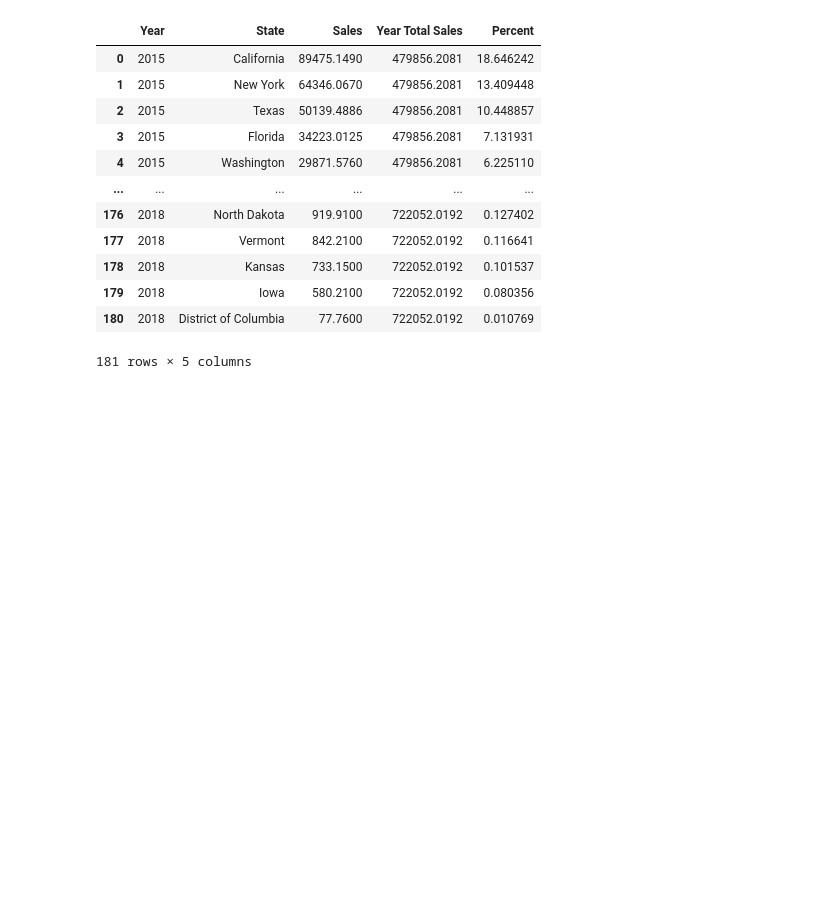
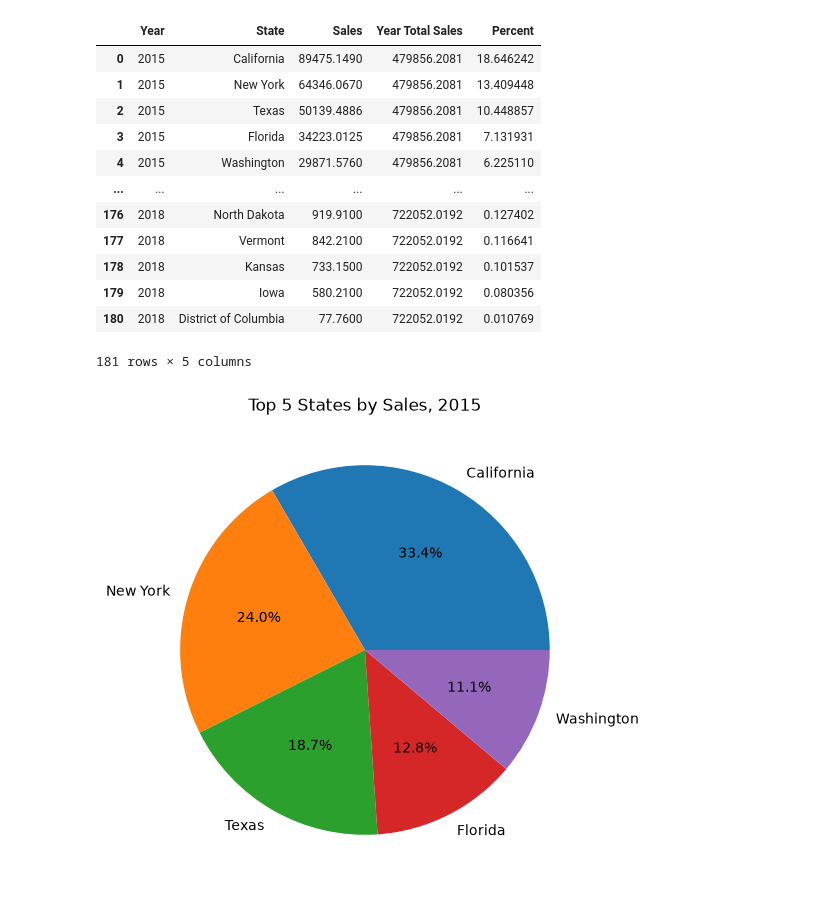
Before and after one commit to thanhthu2411/pandas, a Jupyter notebook: superstore.ipynb, the cells around one changed output. Cells and saved outputs as stored; diff of their text form; code cells hidden in the pictures; blank space fills up the shorter version.

```diff
--- a/superstore.ipynb
+++ b/superstore.ipynb
@@ -91,4 +91,12 @@ year_state_sales
 181 rows × 5 columns
 # %%
 year = 2015
-data = year_state_sales[year_state_sales['Year'] == year].he
+data = year_state_sales[year_state_sales['Year'] == year].head(5)
+# %%
+plt.figure(figsize=(6, 6))
+plt.pie(data['Sales'], labels=data['State'], autopct='%1.1f%%')
+plt.title(f'Top 5 States by Sales, {year}')
+plt.savefig(f'state_share_{year}.png')
+plt.show()
+# %% [output]
+[figure, added]
```
